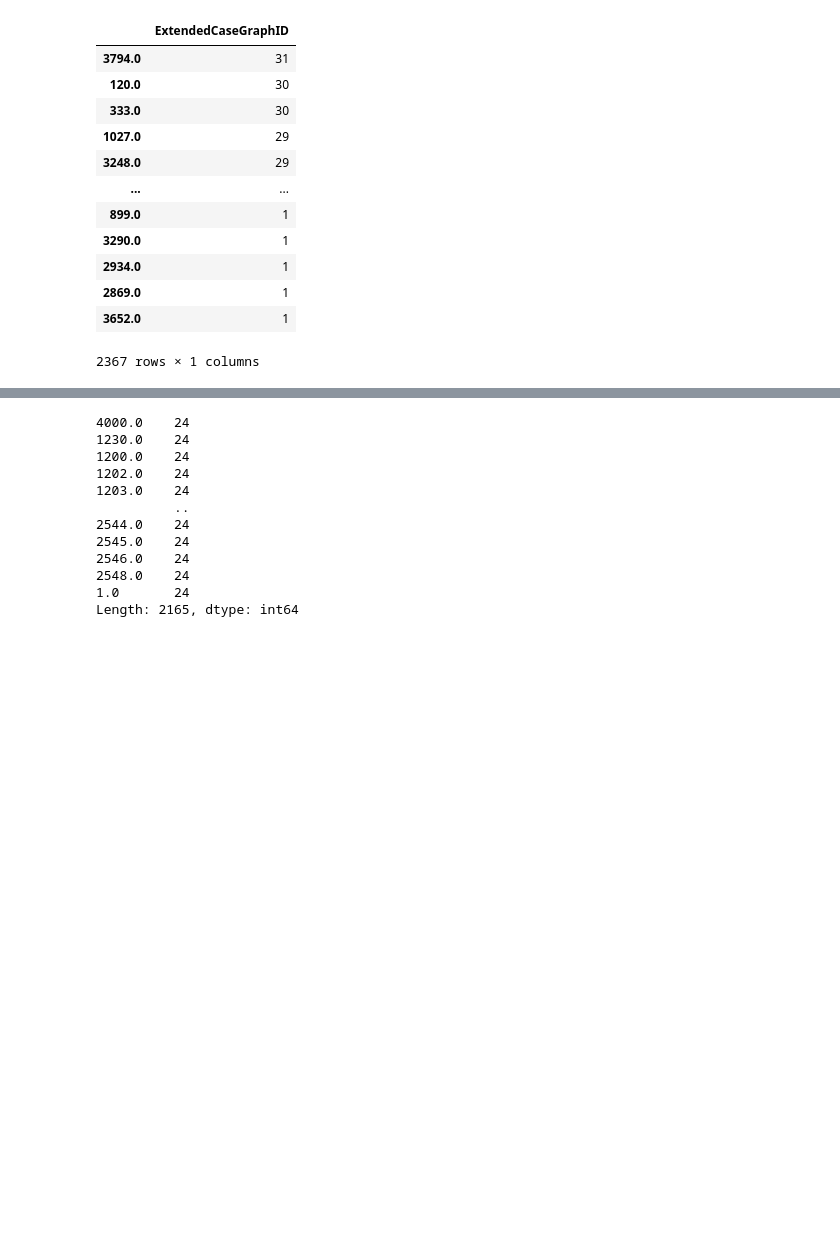
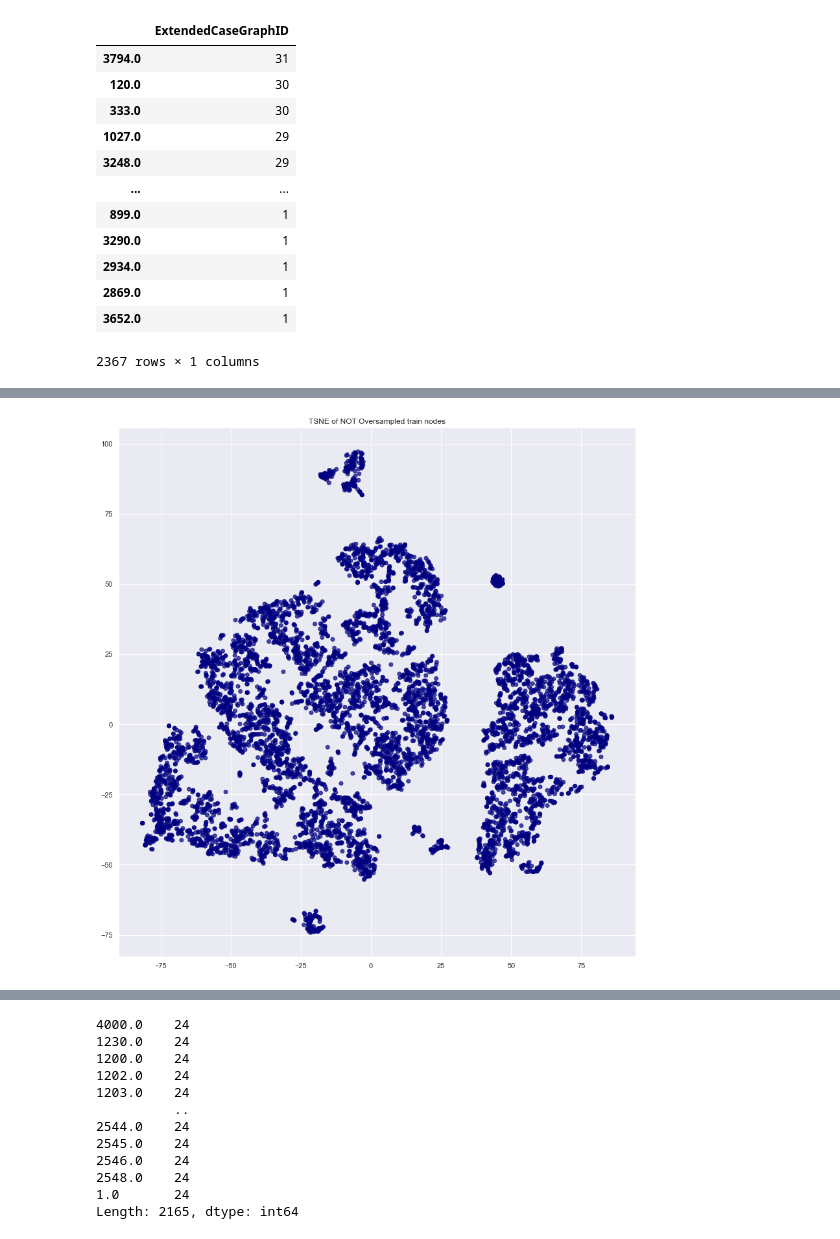
Before and after one commit to merklefruit/hpc2020-graphML, a Jupyter notebook: notebooks/HinSAGE DGI with Fraudolent classifier.ipynb, the cells around one changed output, grey strips where cells are left out. Cells and saved outputs as stored; diff of their text form; code cells hidden in the pictures; blank space fills up the shorter version.

```diff
--- a/notebooks/HinSAGE DGI with Fraudolent classifier.ipynb
+++ b/notebooks/HinSAGE DGI with Fraudolent classifier.ipynb
@@ -392,10 +392,12 @@ train_cv_set_classify_np.shape
 
 node_ids = train_cv_set_classify.index.values.tolist()
 ext_id_labels = v_data.loc[[int(node_id) for node_id in node_ids]].ExtendedCaseGraphID
+core_ids = v_data.loc[[int(node_id) for node_id in node_ids]].CoreCaseGraphID
 
 # TRAIN
 train_set = train_cv_set_classify[:7000]
 train_ext_labels = ext_id_labels.values[:7000]
+train_core_ids = core_ids.values[:7000]
 
 # CV
 cv_set = train_cv_embs[-2287:]
@@ -461,0 +464,23 @@ Classifier: lr - f1: 0.000 - acc: 0.002 - time: 22 s
+# %%
+train_set_2d = pd.DataFrame(
+    TSNE(n_components=2).fit_transform(train_set),
+    index=train_core_ids
+)
+
+label_map = {l: i*10 for i, l in enumerate(np.unique(train_core_ids), start=10)}
+node_colours = [label_map[target] if pd.notna(target) else 0 for target in train_core_ids]
+
+alpha = 0.7
+fig, ax = plt.subplots(figsize=(15, 15))
+ax.scatter(
+    train_set_2d[0],
+    train_set_2d[1],
+    c=node_colours,
+    cmap="jet",
+    alpha=alpha,
+)
+ax.set(aspect="equal")
+plt.title("TSNE of NOT Oversampled train nodes")
+plt.show()
+# %% [output]
+[figure, added]
```
Also changed, not shown: parts of 5 cells of this notebook, 3 other files.
